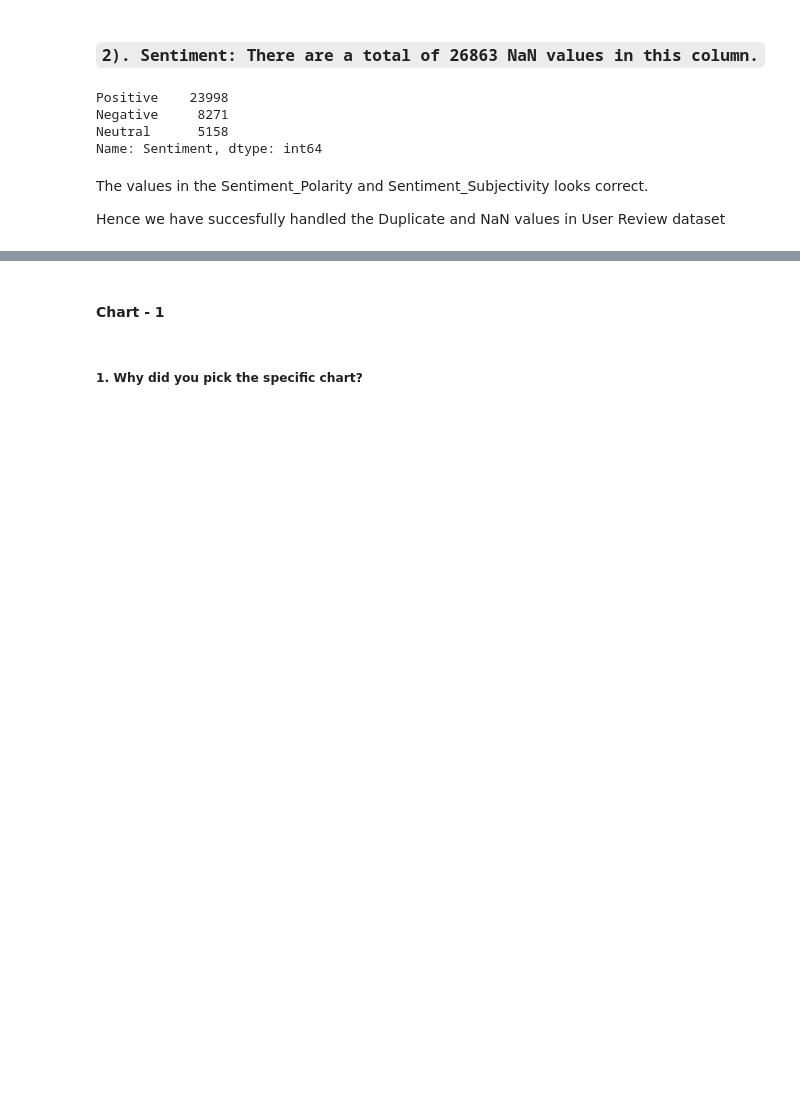
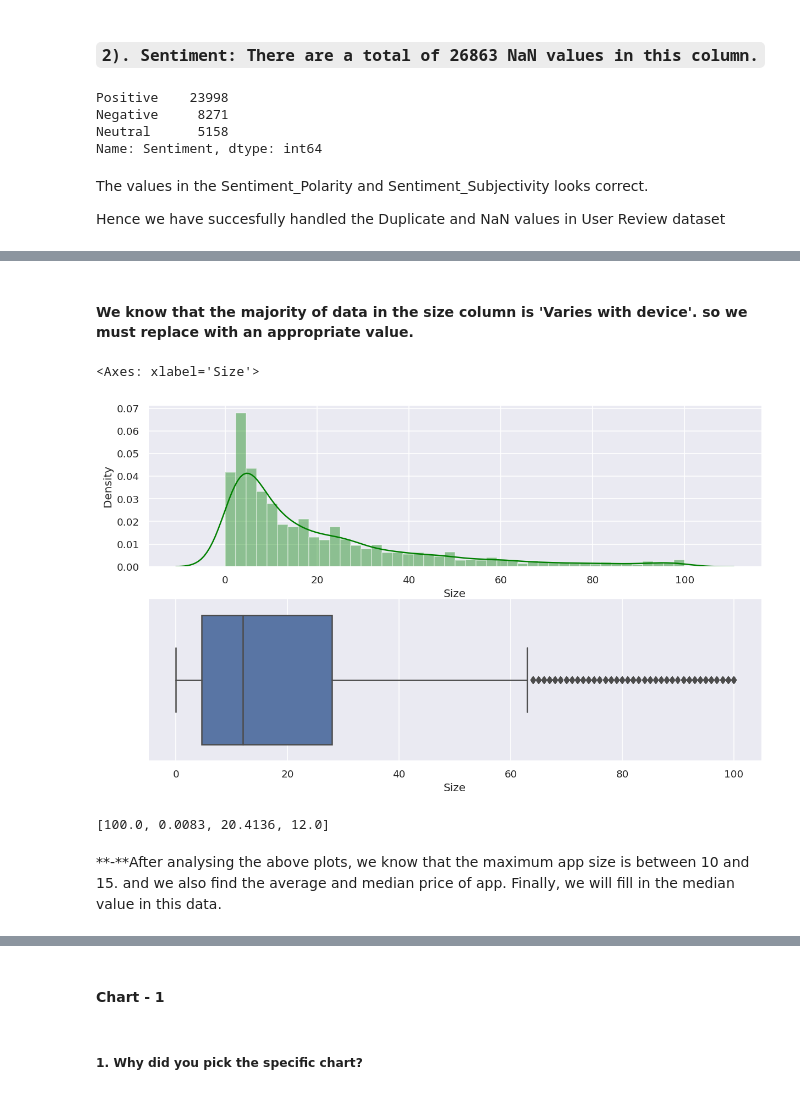
Before and after one commit to hbansal27/Google_Play_Store_Apps_Ratings_EDA, a Jupyter notebook: Play_Store_App_Review_Analysis_EDA.ipynb, the cells around one changed output, grey strips where cells are left out. Saved outputs shown, nothing was run; the diff lists cells and outputs as text; code cells hidden in the pictures; blank space fills up the shorter version.

```diff
--- a/Play_Store_App_Review_Analysis_EDA.ipynb
+++ b/Play_Store_App_Review_Analysis_EDA.ipynb
@@ -701,0 +739,16 @@ Hence we have succesfully handled the Duplicate and NaN values in User Review da
+# %%
+# Defining a function to convert all the entries in KB to MB and then converting them to float datatype.
+
+def convert_kb_to_mb(val):
+  '''
+  This function converts all the valid entries in KB to MB and returns the result in float datatype.
+  '''
+  try:
+    if 'M' in val:
+      return float(val[:-1])
+    elif 'k' in val:
+      return round(float(val[:-1])/1024, 4)
+    else:
+      return val
+  except:
+    return val
@@ -701,0 +757,4 @@ Hence we have succesfully handled the Duplicate and NaN values in User Review da
+# %%
+# The kb_to_mb funtion applied to the size column
+ps_data['Size'] = ps_data['Size'].apply(lambda x: convert_kb_to_mb(x))
+ps_data['Size']
@@ -701,0 +774,27 @@ Hence we have succesfully handled the Duplicate and NaN values in User Review da
+# %%
+ps_data['Size'] = ps_data['Size'].apply(lambda x: str(x).replace('Varies with device', 'NaN') if 'Varies with device' in str(x) else x)
+ps_data['Size'] = ps_data['Size'].apply(lambda x: float(x))
+# %% [markdown]
+#### We know that the majority of data in the size column is 'Varies with device'. so we must replace with an appropriate value.
+# %%
+#check the appropriate value for this data
+# Distplot
+fig, ax = plt.subplots(2,1, figsize=(12,7))
+sns.distplot(ps_data[ps_data['Size'] != 'Varies with device']['Size'], color='green', ax=ax[0])
+sns.boxplot(x='Size',data=ps_data, ax=ax[1])
+# %% [output]
+<Axes: xlabel='Size'>
+[figure, added]
+# %%
+# Finding max, min, mean, and median in the Size column excluding the 'Varies with device' values.
+
+max_size = ps_data[ps_data['Size'] != 'Varies with device']['Size'].max()
+min_size = ps_data[ps_data['Size'] != 'Varies with device']['Size'].min()
+mean_size = round(ps_data[ps_data['Size'] != 'Varies with device']['Size'].mean(),4)
+median_size = ps_data[ps_data['Size'] != 'Varies with device']['Size'].median()
+
+[max_size, min_size, mean_size, median_size]
+# %% [output]
+[100.0, 0.0083, 20.4136, 12.0]
+# %% [markdown]
+**-**After analysing the above plots, we know that the maximum app size is between 10 and 15. and we also find the average and median price of app. Finally, we will fill in the median value in this data.
```
Also changed, not shown: parts of 38 cells of this notebook.
